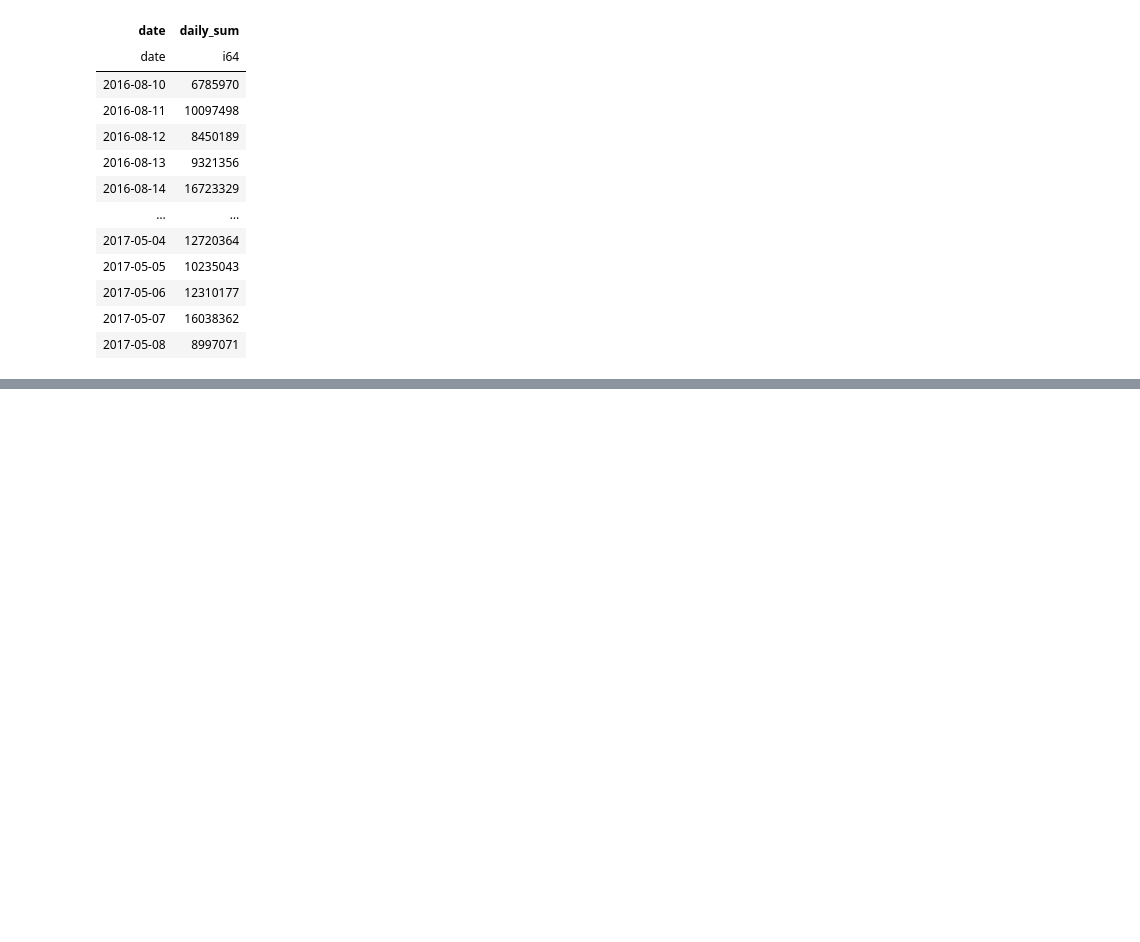
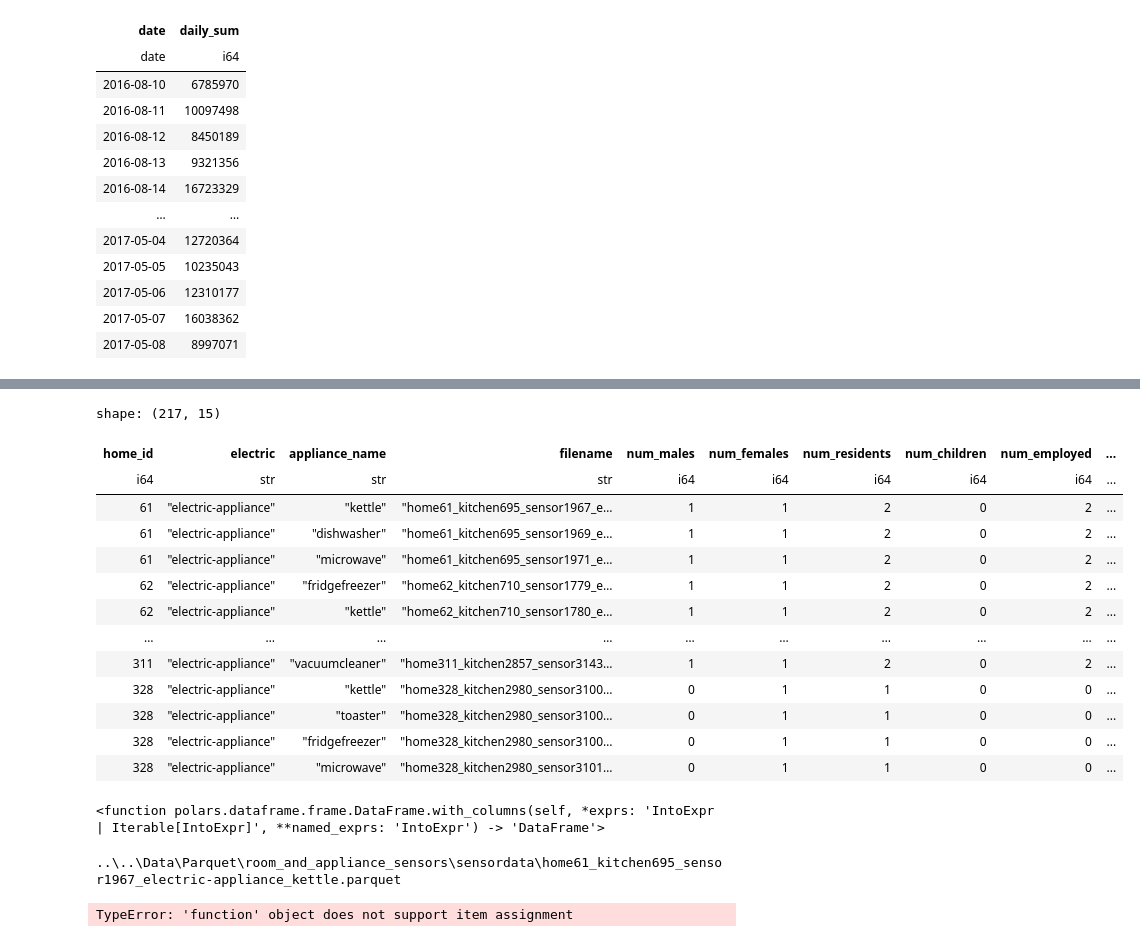
Before and after one commit to JSlusarek/Projekt-Dyplomowy-ISSI-Jan-lusarek-Kacper-Gruca, a Jupyter notebook: working_dir/code/prepare_data_electricity_usage.ipynb, the cells around one changed output, grey strips where cells are left out. Cells and saved outputs as stored; diff of their text form; code cells hidden in the pictures; blank space fills up the shorter version.

```diff
--- a/working_dir/code/prepare_data_electricity_usage.ipynb
+++ b/working_dir/code/prepare_data_electricity_usage.ipynb
@@ -66,0 +85,3 @@ daily_kettle = aggregate_data_daily(df_clean)
+# %%
+df_home_id=pl.read_csv('../../Data/NAV/Features_HomeID.csv')
+df_home_id
@@ -66,0 +103,3 @@ daily_kettle = aggregate_data_daily(df_clean)
+# %%
+appliance_data_to_process_pl = pl.DataFrame(appliance_data_to_process)
+appliance_data_to_process_pl
@@ -66,0 +121,45 @@ daily_kettle = aggregate_data_daily(df_clean)
+# %%
+df_joined = appliance_data_to_process_pl.join(
+    df_home_id.unique(subset=["homeid_1"]),
+    left_on='home_id',
+    right_on='homeid_1',
+    how='left'
+)
+df_joined
+# %% [output]
+shape: (217, 15)
+| home_id | electric | appliance_name | filename | num_males | num_females | num_residents | num_children | num_employed | ... |
+| i64 | str | str | str | i64 | i64 | i64 | i64 | i64 | ... |
+| 61 | "electric-appliance" | "kettle" | "home61_kitchen695_sensor1967_e… | 1 | 1 | 2 | 0 | 2 | ... |
+| 61 | "electric-appliance" | "dishwasher" | "home61_kitchen695_sensor1969_e… | 1 | 1 | 2 | 0 | 2 | ... |
+| 61 | "electric-appliance" | "microwave" | "home61_kitchen695_sensor1971_e… | 1 | 1 | 2 | 0 | 2 | ... |
+| 62 | "electric-appliance" | "fridgefreezer" | "home62_kitchen710_sensor1779_e… | 1 | 1 | 2 | 0 | 2 | ... |
+| 62 | "electric-appliance" | "kettle" | "home62_kitchen710_sensor1780_e… | 1 | 1 | 2 | 0 | 2 | ... |
+| … | … | … | … | … | … | … | … | … | ... |
+| 311 | "electric-appliance" | "vacuumcleaner" | "home311_kitchen2857_sensor3143… | 1 | 1 | 2 | 0 | 2 | ... |
+| 328 | "electric-appliance" | "kettle" | "home328_kitchen2980_sensor3100… | 0 | 1 | 1 | 0 | 0 | ... |
+| 328 | "electric-appliance" | "toaster" | "home328_kitchen2980_sensor3100… | 0 | 1 | 1 | 0 | 0 | ... |
+| 328 | "electric-appliance" | "fridgefreezer" | "home328_kitchen2980_sensor3100… | 0 | 1 | 1 | 0 | 0 | ... |
+| 328 | "electric-appliance" | "microwave" | "home328_kitchen2980_sensor3101… | 0 | 1 | 1 | 0 | 0 | ... |
+# %%
+pl.DataFrame.with_columns
+# %% [output]
+<function polars.dataframe.frame.DataFrame.with_columns(self, *exprs: 'IntoExpr | Iterable[IntoExpr]', **named_exprs: 'IntoExpr') -> 'DataFrame'>
+# %%
+df_all=pl.DataFrame.with_columns
+
+for i in df_joined['home_id'].unique().to_list():
+    df_id = df_joined.filter(pl.col('home_id') == i)
+    for k in df_id['filename']:
+        df_id_file = df_id.filter(pl.col('filename') == k)
+        device = df_id_file['appliance_name']
+        path_file = Path(f"../../Data/Parquet/room_and_appliance_sensors/sensordata/{k}")
+        print(path_file)
+        Path(k)
+        df = pl.read_parquet(path_file)
+        df_clean = fix_parquet_with_header_data(df)
+        daily_data = aggregate_data_daily(df_clean)
+        df_all[f'{i}_{device}']=daily_data['daily_sum']
+# %% [output]
+..\..\Data\Parquet\room_and_appliance_sensors\sensordata\home61_kitchen695_sensor1967_electric-appliance_kettle.parquet
+TypeError: 'function' object does not support item assignment
```
Also changed, not shown: parts of 16 cells of this notebook, 3 other files.
